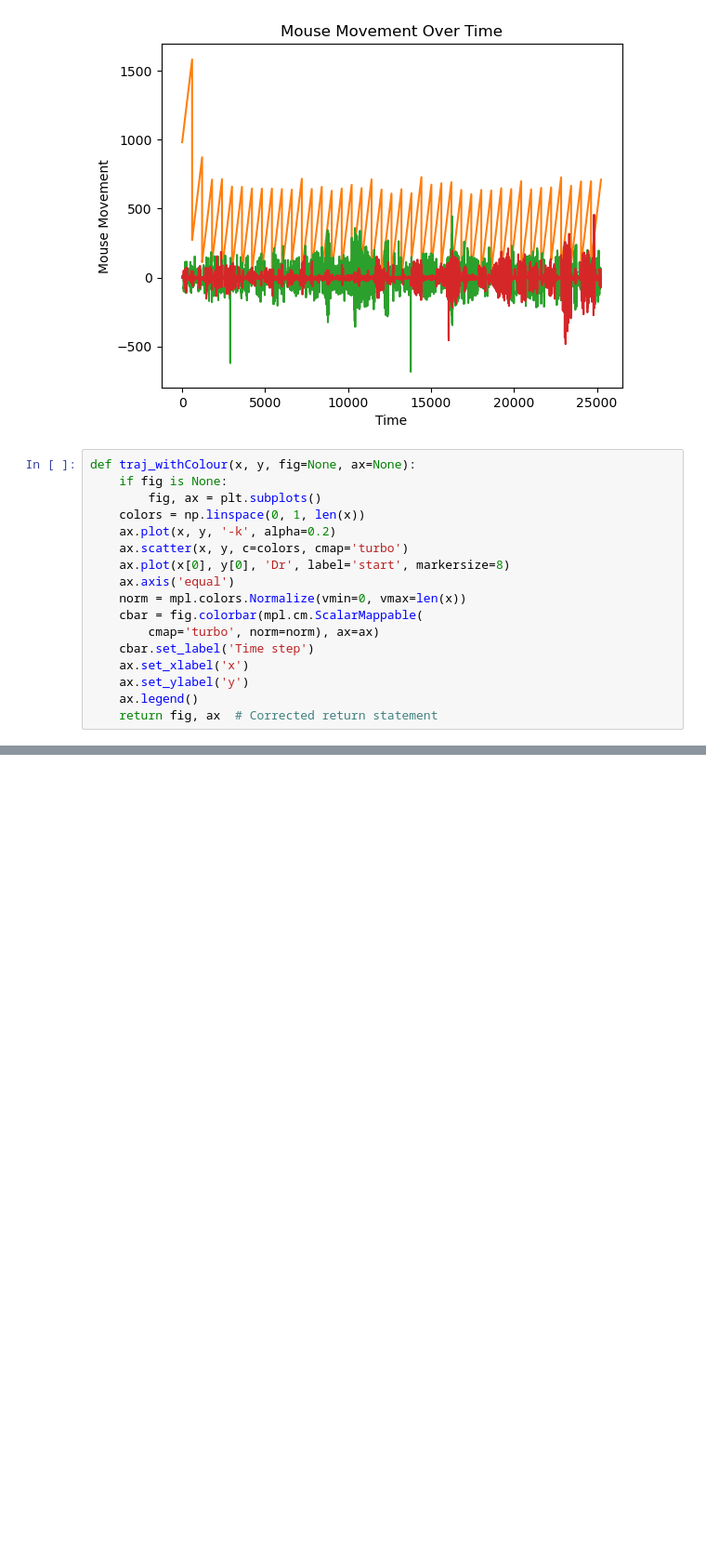
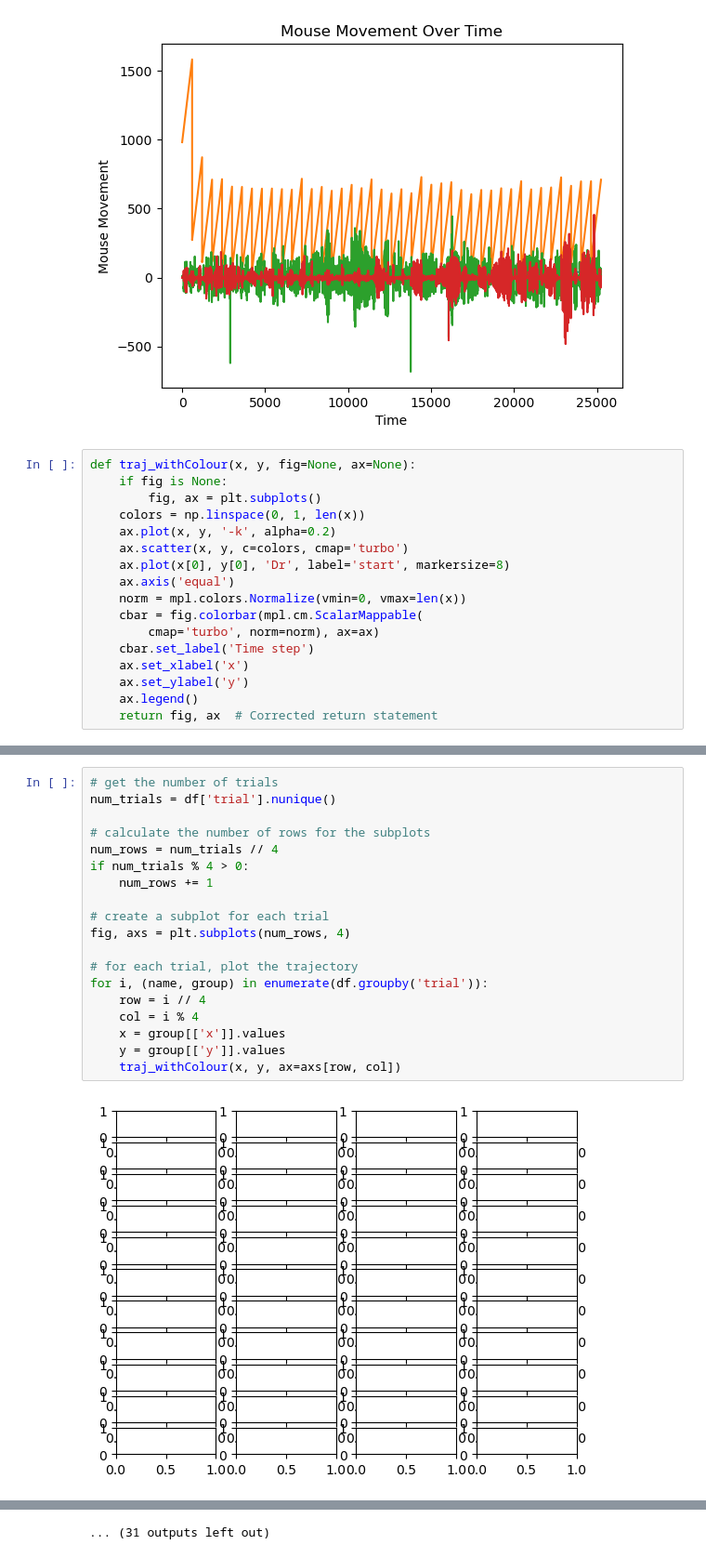
Before and after one commit to takumasano/PRJ, a Jupyter notebook: prj_task2.ipynb, the cells around one changed output, grey strips where cells are left out. Shown at 93% size. Cells and saved outputs as stored; diff of their text form; blank space fills up the shorter version.

```diff
--- a/prj_task2.ipynb
+++ b/prj_task2.ipynb
@@ -105,0 +144,21 @@ KeyboardInterrupt:
+# %%
+# get the number of trials
+num_trials = df['trial'].nunique()
+
+# calculate the number of rows for the subplots
+num_rows = num_trials // 4
+if num_trials % 4 > 0:
+    num_rows += 1
+
+# create a subplot for each trial
+fig, axs = plt.subplots(num_rows, 4)
+
+# for each trial, plot the trajectory
+for i, (name, group) in enumerate(df.groupby('trial')):
+    row = i // 4
+    col = i % 4
+    x = group[['x']].values
+    y = group[['y']].values
+    traj_withColour(x, y, ax=axs[row, col])
+# %% [output]
+[figure, added]
@@ -105,0 +176 @@ KeyboardInterrupt:
+... (31 outputs left out)
```
Also changed, not shown: parts of 6 cells of this notebook, 1 other file.
